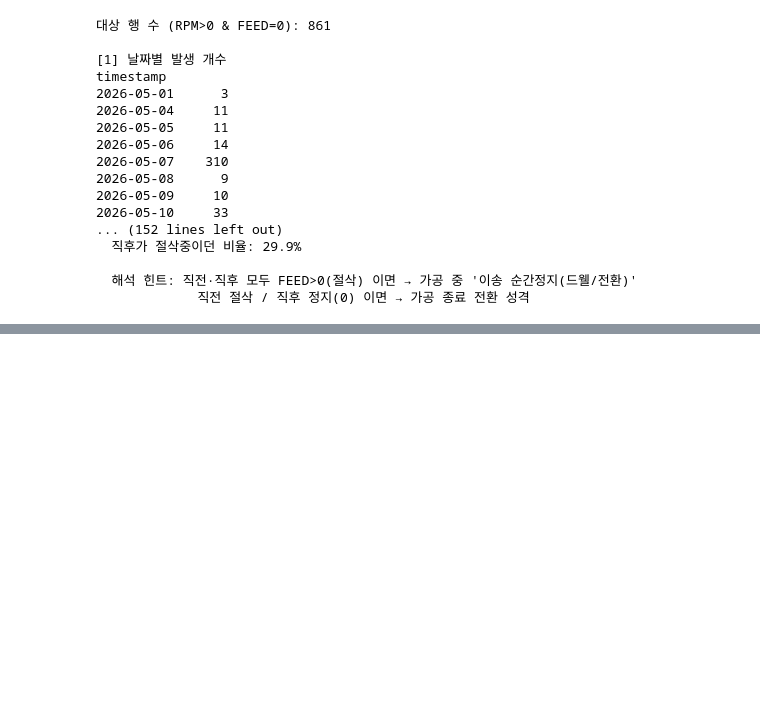
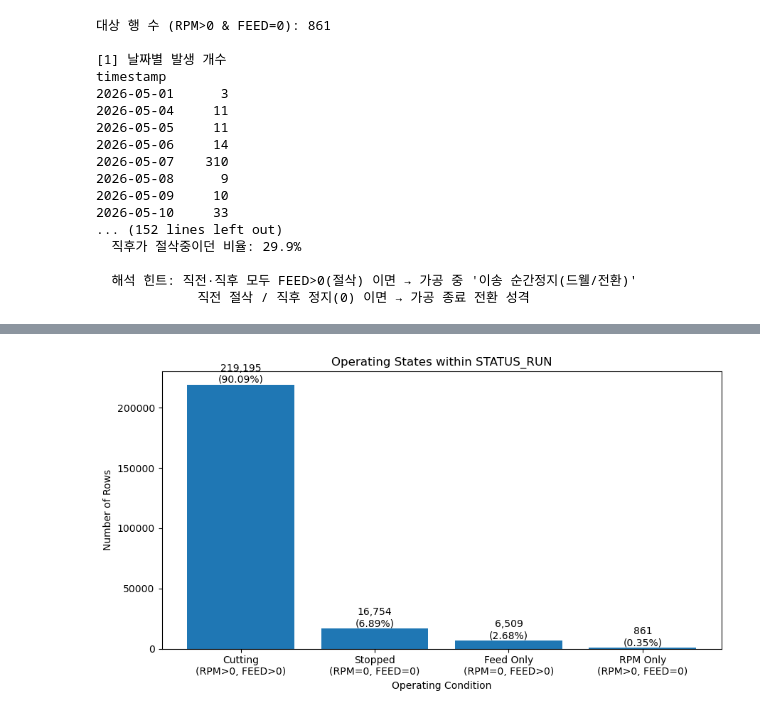
Before and after one commit to laon2373/MCT-Data-Preprocessing, a Jupyter notebook: notebooks/model_eda.ipynb, the cells around one changed output, grey strips where cells are left out. Cells and saved outputs as stored; diff of their text form; code cells hidden in the pictures; blank space fills up the shorter version.

```diff
--- a/notebooks/model_eda.ipynb
+++ b/notebooks/model_eda.ipynb
@@ -891,0 +987,86 @@ timestamp
+# %%
+# =========================================================
+# STATUS_RUN 내부 운전 상태 분포
+# =========================================================
+
+run_df = clean_df[
+    clean_df["status"] == "STATUS_RUN"
+].copy()
+
+
+cutting_counts = {
+    "Cutting\n(RPM>0, FEED>0)": (
+        (run_df["spindle_rpm"] > 0)
+        & (run_df["feed_rate"] > 0)
+    ).sum(),
+
+    "Stopped\n(RPM=0, FEED=0)": (
+        (run_df["spindle_rpm"] == 0)
+        & (run_df["feed_rate"] == 0)
+    ).sum(),
+
+    "Feed Only\n(RPM=0, FEED>0)": (
+        (run_df["spindle_rpm"] == 0)
+        & (run_df["feed_rate"] > 0)
+    ).sum(),
+
+    "RPM Only\n(RPM>0, FEED=0)": (
+        (run_df["spindle_rpm"] > 0)
+        & (run_df["feed_rate"] == 0)
+    ).sum(),
+}
+
+
+cutting_counts = pd.Series(cutting_counts)
+
+print("STATUS_RUN 전체:", len(run_df))
+print(cutting_counts)
+print("\n합계:", cutting_counts.sum())
+
+
+# 그래프
+fig, ax = plt.subplots(figsize=(9, 5))
+
+bars = ax.bar(
+    cutting_counts.index,
+    cutting_counts.values,
+)
+
+ax.set_title("Operating States within STATUS_RUN")
+ax.set_xlabel("Operating Condition")
+ax.set_ylabel("Number of Rows")
+
+
+# 막대 위 숫자와 비율
+for bar, count in zip(
+    bars,
+    cutting_counts.values,
+):
+    percentage = count / len(run_df) * 100
+
+    ax.text(
+        bar.get_x() + bar.get_width() / 2,
+        bar.get_height(),
+        f"{count:,}\n({percentage:.2f}%)",
+        ha="center",
+        va="bottom",
+    )
+
+
+plt.tight_layout()
+
+save_path = (
+    eda_report_dir
+    / "run_cutting_distribution.png"
+)
+
+plt.savefig(
+    save_path,
+    dpi=300,
+    bbox_inches="tight",
+)
+
+plt.show()
+
+print("저장 완료:", save_path)
+# %% [output]
@@ -891,0 +1081 @@ timestamp
+[figure, added]
```
Also changed, not shown: parts of 8 cells of this notebook, 31 other files.
